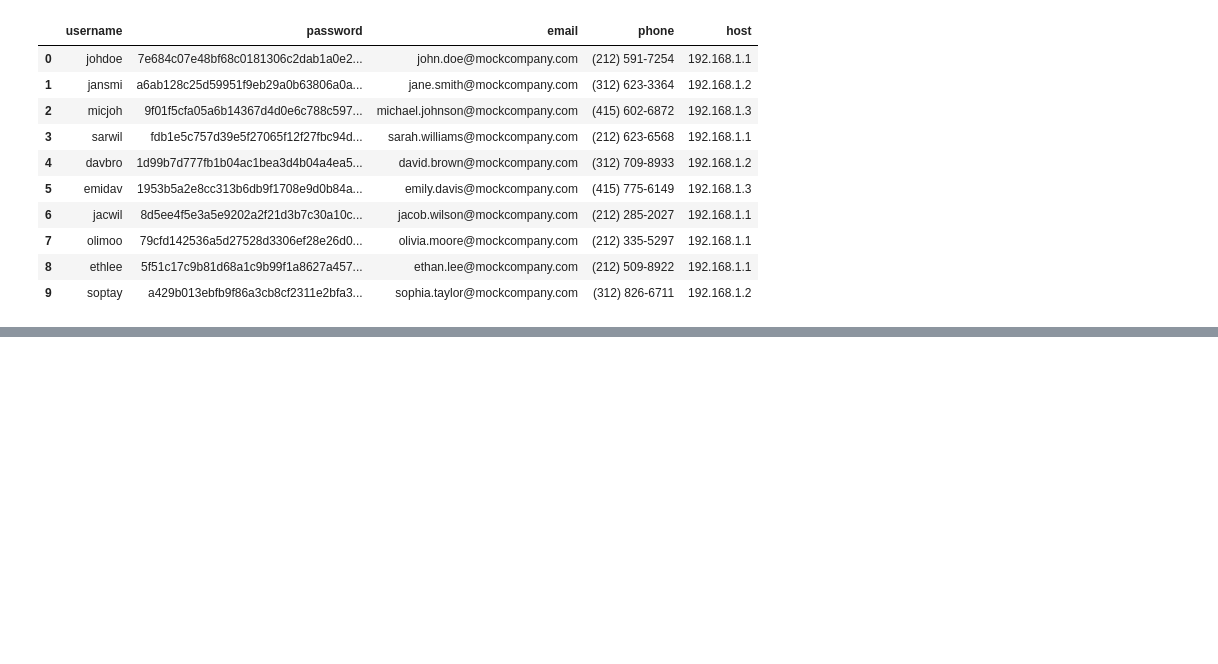
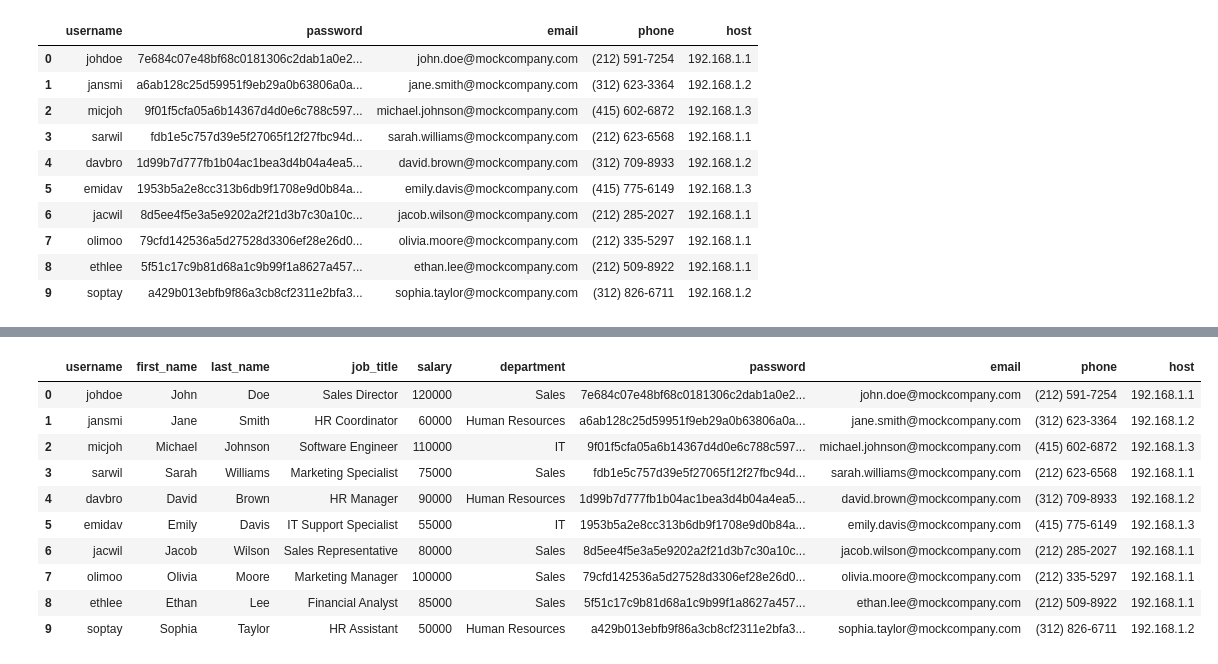
Before and after one commit to MaryKavalion/Data_Processing-Mary-Kavalionak, a Jupyter notebook: Code-Alongs/Combining_datasets.ipynb, the cells around one changed output, grey strips where cells are left out. Cells and saved outputs as stored; diff of their text form; code cells hidden in the pictures; blank space fills up the shorter version.

```diff
--- a/Code-Alongs/Combining_datasets.ipynb
+++ b/Code-Alongs/Combining_datasets.ipynb
@@ -524,3 +524,11 @@ display(users)
 | 7 | olimoo | 79cfd142536a5d27528d3306ef28e26d0... | olivia.moore@mockcompany.com | (212) 335-5297 | 192.168.1.1 |
 | 8 | ethlee | 5f51c17c9b81d68a1c9b99f1a8627a457... | ethan.lee@mockcompany.com | (212) 509-8922 | 192.168.1.1 |
 | 9 | soptay | a429b013ebfb9f86a3cb8cf2311e2bfa3... | sophia.taylor@mockcompany.com | (312) 826-6711 | 192.168.1.2 |
+# %%
+employees.insert(
+    0,
+    "username",
+    employees["first_name"].apply(lambda name: name[:3].lower())
+    + employees["last_name"].apply(lambda name: name[:3].lower())
+                 )
+display(employees)
@@ -526,0 +547,14 @@ display(users)
+# %%
+nowrap_display(employees.merge(users))
+# %% [output]
+|  | username | first_name | last_name | job_title | salary | department | password | email | phone | host |
+| 0 | johdoe | John | Doe | Sales Director | 120000 | Sales | 7e684c07e48bf68c0181306c2dab1a0e2... | john.doe@mockcompany.com | (212) 591-7254 | 192.168.1.1 |
+| 1 | jansmi | Jane | Smith | HR Coordinator | 60000 | Human Resources | a6ab128c25d59951f9eb29a0b63806a0a... | jane.smith@mockcompany.com | (312) 623-3364 | 192.168.1.2 |
+| 2 | micjoh | Michael | Johnson | Software Engineer | 110000 | IT | 9f01f5cfa05a6b14367d4d0e6c788c597... | michael.johnson@mockcompany.com | (415) 602-6872 | 192.168.1.3 |
+| 3 | sarwil | Sarah | Williams | Marketing Specialist | 75000 | Sales | fdb1e5c757d39e5f27065f12f27fbc94d... | sarah.williams@mockcompany.com | (212) 623-6568 | 192.168.1.1 |
+| 4 | davbro | David | Brown | HR Manager | 90000 | Human Resources | 1d99b7d777fb1b04ac1bea3d4b04a4ea5... | david.brown@mockcompany.com | (312) 709-8933 | 192.168.1.2 |
+| 5 | emidav | Emily | Davis | IT Support Specialist | 55000 | IT | 1953b5a2e8cc313b6db9f1708e9d0b84a... | emily.davis@mockcompany.com | (415) 775-6149 | 192.168.1.3 |
+| 6 | jacwil | Jacob | Wilson | Sales Representative | 80000 | Sales | 8d5ee4f5e3a5e9202a2f21d3b7c30a10c... | jacob.wilson@mockcompany.com | (212) 285-2027 | 192.168.1.1 |
+| 7 | olimoo | Olivia | Moore | Marketing Manager | 100000 | Sales | 79cfd142536a5d27528d3306ef28e26d0... | olivia.moore@mockcompany.com | (212) 335-5297 | 192.168.1.1 |
+| 8 | ethlee | Ethan | Lee | Financial Analyst | 85000 | Sales | 5f51c17c9b81d68a1c9b99f1a8627a457... | ethan.lee@mockcompany.com | (212) 509-8922 | 192.168.1.1 |
+| 9 | soptay | Sophia | Taylor | HR Assistant | 50000 | Human Resources | a429b013ebfb9f86a3cb8cf2311e2bfa3... | sophia.taylor@mockcompany.com | (312) 826-6711 | 192.168.1.2 |
```
Also changed, not shown: parts of 3 cells of this notebook, 1 other file.
